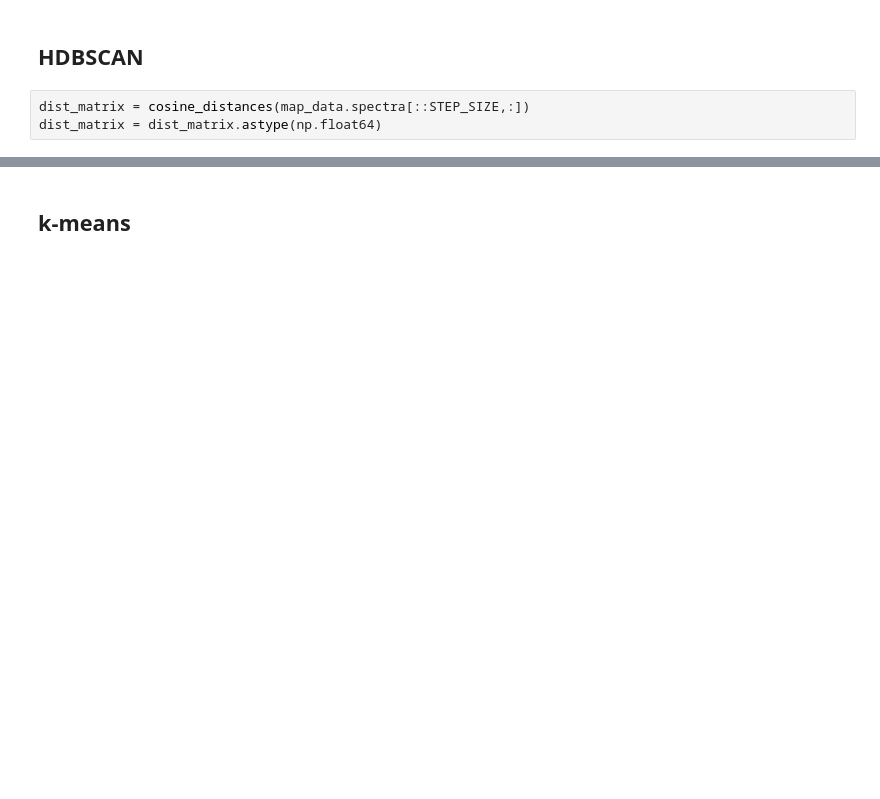
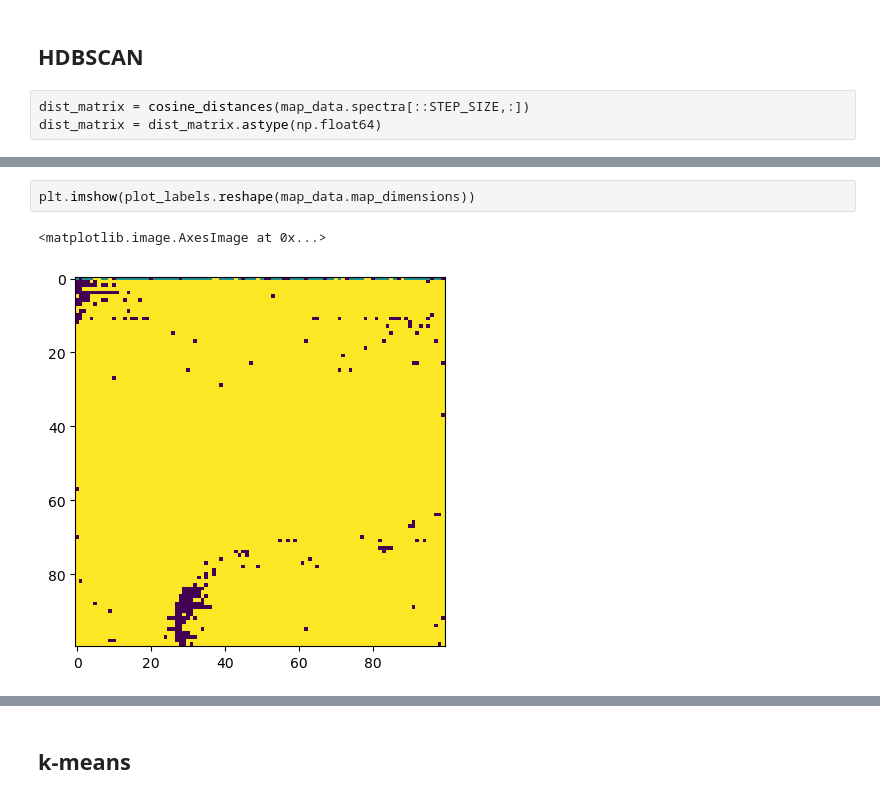
Before and after one commit to ekepes112/libs_segmentation, a Jupyter notebook: notebooks/EXP_fullSpectralClustering.ipynb, the cells around one changed output, grey strips where cells are left out. Drawn from its saved outputs; the diff is of its cells as text; blank space fills up the shorter version.

```diff
--- a/notebooks/EXP_fullSpectralClustering.ipynb
+++ b/notebooks/EXP_fullSpectralClustering.ipynb
@@ -135,3 +176,8 @@ clusterer.fit(dist_matrix)
+# %%
+plt.imshow(plot_labels.reshape(map_data.map_dimensions))
+# %% [output]
+<matplotlib.image.AxesImage at 0x...>
+[figure, added]
 # %%
 plot_labels = clusterer.labels_.copy()
 
```
Also changed, not shown: parts of 23 cells of this notebook, 1 other file.
